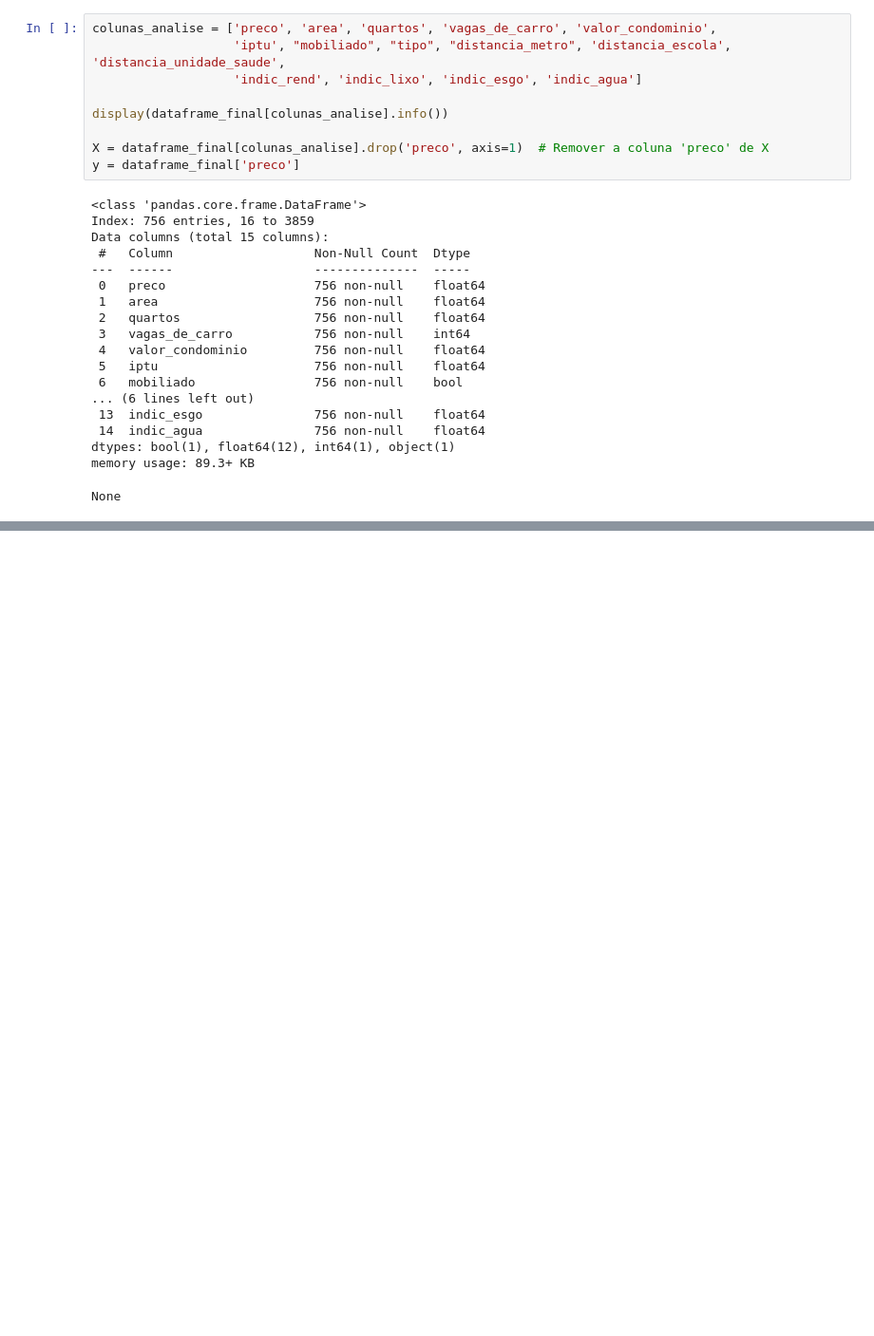
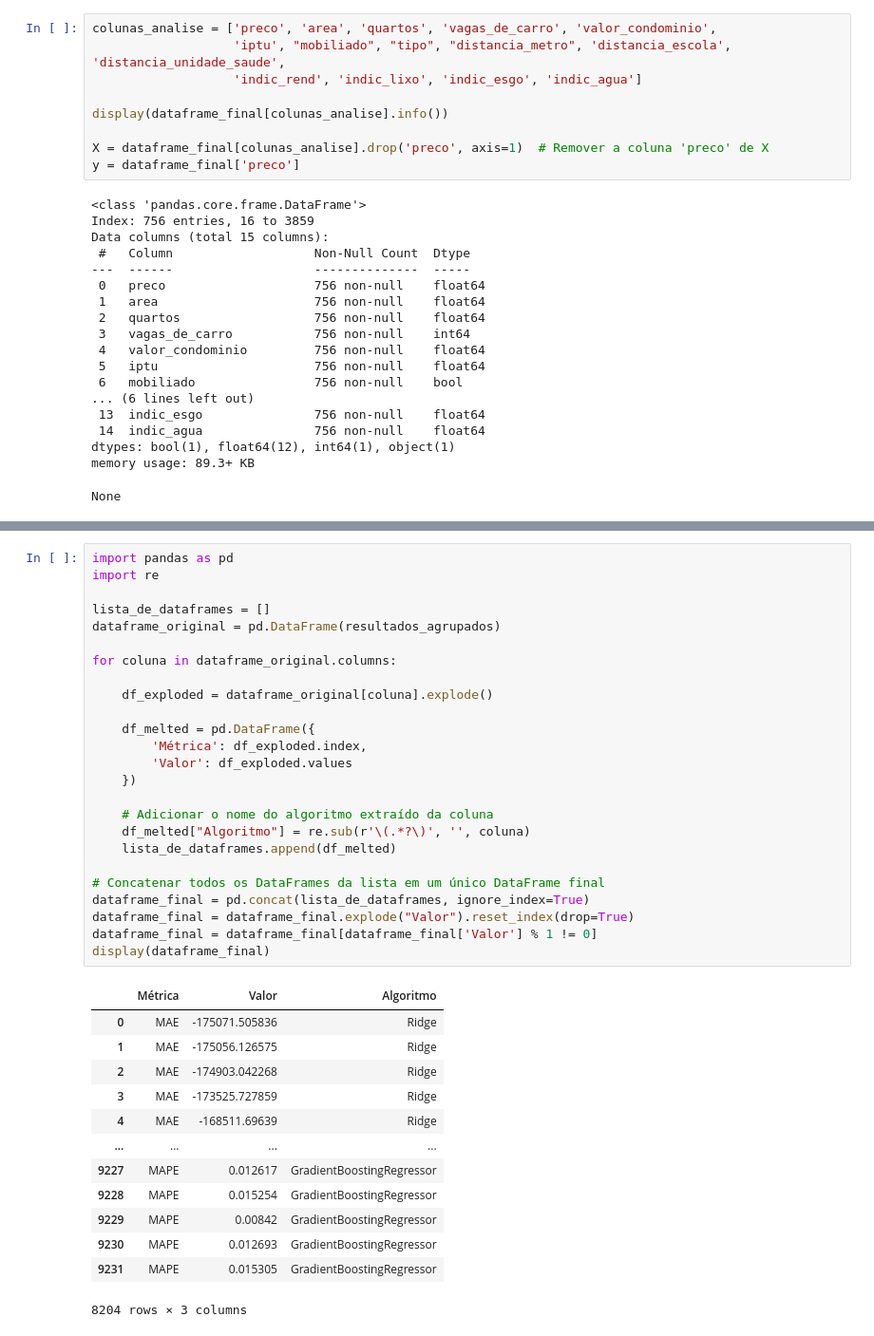
Before and after one commit to viniciusvianavieira/zap-imoveis-scraping-prediction, a Jupyter notebook: 4V - Predição-Zap-Imóveis-Vendas.ipynb, the cells around one changed output, grey strips where cells are left out. Shown: that part at 95% size. Cells and saved outputs as stored; diff of their text form; blank space fills up the shorter version.

```diff
--- a/4V - Predição-Zap-Imóveis-Vendas.ipynb
+++ b/4V - Predição-Zap-Imóveis-Vendas.ipynb
@@ -285,0 +324,39 @@ Modelo: Ridge Regression
+# %%
+import pandas as pd
+import re
+
+lista_de_dataframes = []
+dataframe_original = pd.DataFrame(resultados_agrupados)
+
+for coluna in dataframe_original.columns:
+
+    df_exploded = dataframe_original[coluna].explode()
+
+    df_melted = pd.DataFrame({
+        'Métrica': df_exploded.index,
+        'Valor': df_exploded.values
+    })
+
+    # Adicionar o nome do algoritmo extraído da coluna
+    df_melted["Algoritmo"] = re.sub(r'\(.*?\)', '', coluna)
+    lista_de_dataframes.append(df_melted)
+
+# Concatenar todos os DataFrames da lista em um único DataFrame final
+dataframe_final = pd.concat(lista_de_dataframes, ignore_index=True)
+dataframe_final = dataframe_final.explode("Valor").reset_index(drop=True)
+dataframe_final = dataframe_final[dataframe_final['Valor'] % 1 != 0]
+display(dataframe_final)
+# %% [output]
+|  | Métrica | Valor | Algoritmo |
+| 0 | MAE | -175071.505836 | Ridge |
+| 1 | MAE | -175056.126575 | Ridge |
+| 2 | MAE | -174903.042268 | Ridge |
+| 3 | MAE | -173525.727859 | Ridge |
+| 4 | MAE | -168511.69639 | Ridge |
+| ... | ... | ... | ... |
+| 9227 | MAPE | 0.012617 | GradientBoostingRegressor |
+| 9228 | MAPE | 0.015254 | GradientBoostingRegressor |
+| 9229 | MAPE | 0.00842 | GradientBoostingRegressor |
+| 9230 | MAPE | 0.012693 | GradientBoostingRegressor |
+| 9231 | MAPE | 0.015305 | GradientBoostingRegressor |
+8204 rows × 3 columns
```
Also changed, not shown: parts of 9 cells of this notebook, 3 other files.
